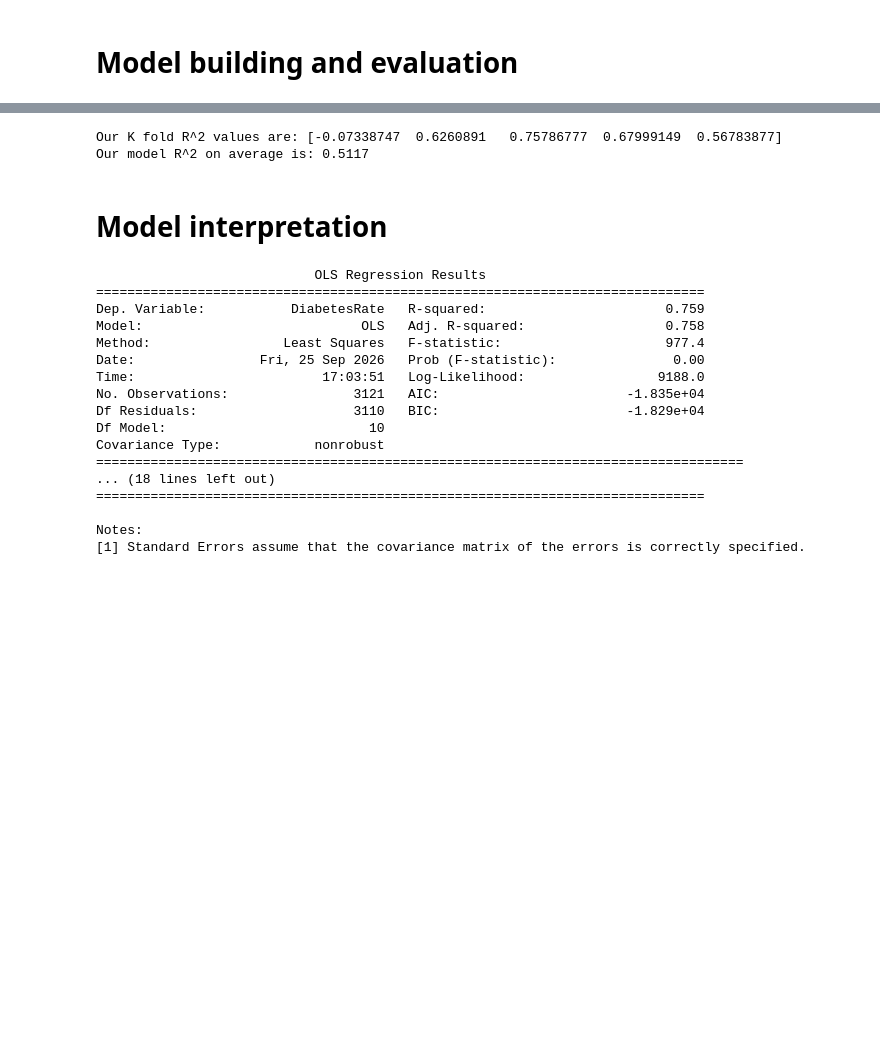
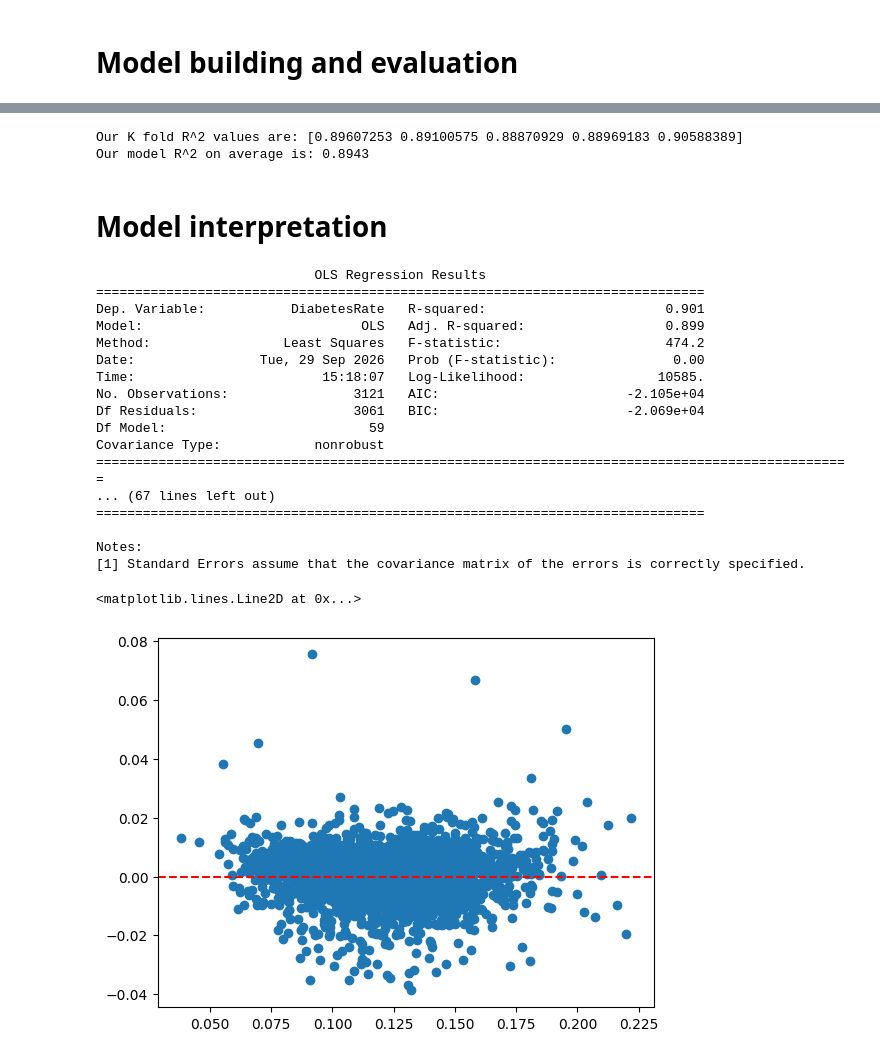
Before and after one commit to trentjlatz/Diabetes_Project, a Jupyter notebook: 02_Diabetes_Modeling.ipynb, the cells around one changed output, grey strips where cells are left out. Saved outputs shown, nothing was run; the diff lists cells and outputs as text; code cells hidden in the pictures; blank space fills up the shorter version.

Commit message:
Added state feature and fixed cross validation
shuffled the rows during cross validation to get rid of state bias

```diff
--- a/02_Diabetes_Modeling.ipynb
+++ b/02_Diabetes_Modeling.ipynb
@@ -15,42 +28,65 @@ X = df[['FoodAccessScore', 'Urban', 'SeniorsRate', 'GroupQuarters', 'PovertyRate
 y = df['DiabetesRate']
 # %%
+preprocessor = ColumnTransformer(
+    transformers=[
+        ('state', OneHotEncoder(drop='first', handle_unknown='ignore'), ['State'])
+    ],
+    remainder='passthrough'
+)
+
+model = make_pipeline(
+    preprocessor,
+    LinearRegression()
+)
+
+kf = KFold(n_splits = 5, shuffle = True, random_state = 22)
+
 scores = cross_val_score(
-    LinearRegression(),
+    model,
     X,
     y,
-    cv = 5,
-    scoring='r2'
+    cv = kf,
+    scoring ='r2'
 )
 print('Our K fold R^2 values are:', scores)
 print('Our model R^2 on average is:', round(scores.mean(), 4))
 # %% [output]
-Our K fold R^2 values are: [-0.07338747  0.6260891   0.75786777  0.67999149  0.56783877]
-Our model R^2 on average is: 0.5117
+Our K fold R^2 values are: [0.89607253 0.89100575 0.88870929 0.88969183 0.90588389]
+Our model R^2 on average is: 0.8943
 # %% [markdown]
 # Model interpretation
 # %%
 model = smf.ols(
-    'DiabetesRate ~ FoodAccessScore + Urban + SeniorsRate + GroupQuarters + PovertyRatePerc +'
+    'DiabetesRate ~ State + FoodAccessScore + Urban + SeniorsRate + GroupQuarters + PovertyRatePerc +'
     'BlackRate + AsianRate + NHOPIRate + AIANRate + HispanicRate',
-    data=df
+    data = df
 ).fit()
 
 print(model.summary())
 # %% [output]
                             OLS Regression Results
 ==============================================================================
-Dep. Variable:           DiabetesRate   R-squared:                       0.759
-Model:                            OLS   Adj. R-squared:                  0.758
-Method:                 Least Squares   F-statistic:                     977.4
-Date:                Fri, 25 Sep 2026   Prob (F-statistic):               0.00
-Time:                        17:03:51   Log-Likelihood:                 9188.0
-No. Observations:                3121   AIC:                        -1.835e+04
-Df Residuals:                    3110   BIC:                        -1.829e+04
-Df Model:                          10
+Dep. Variable:           DiabetesRate   R-squared:                       0.901
+Model:                            OLS   Adj. R-squared:                  0.899
+Method:                 Least Squares   F-statistic:                     474.2
+Date:                Tue, 29 Sep 2026   Prob (F-statistic):               0.00
+Time:                        15:18:07   Log-Likelihood:                 10585.
+No. Observations:                3121   AIC:                        -2.105e+04
+Df Residuals:                    3061   BIC:                        -2.069e+04
+Df Model:                          59
 Covariance Type:            nonrobust
-===================================================================================
-... (18 lines left out)
+=================================================================================================
+... (67 lines left out)
 ==============================================================================
 
 Notes:
 [1] Standard Errors assume that the covariance matrix of the errors is correctly specified.
+# %%
+residuals = model.resid
+fitted = model.fittedvalues
+
+plt.scatter(fitted, residuals)
+plt.axhline(0, color='red', linestyle='--')
+# %% [output]
+<matplotlib.lines.Line2D at 0x...>
+[figure, added]
```
Also changed, not shown: parts of 3 cells of this notebook.
